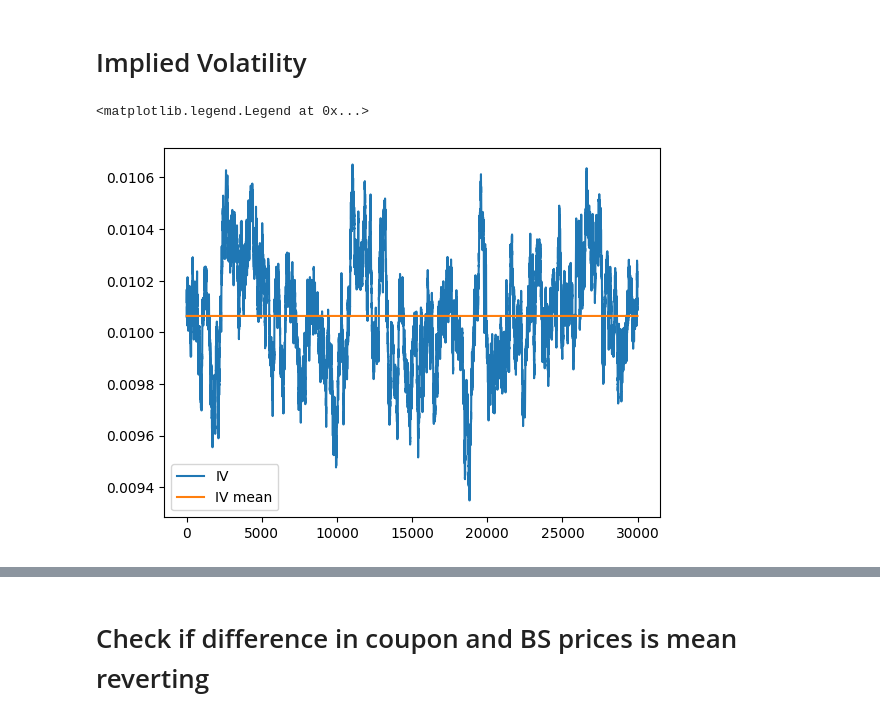
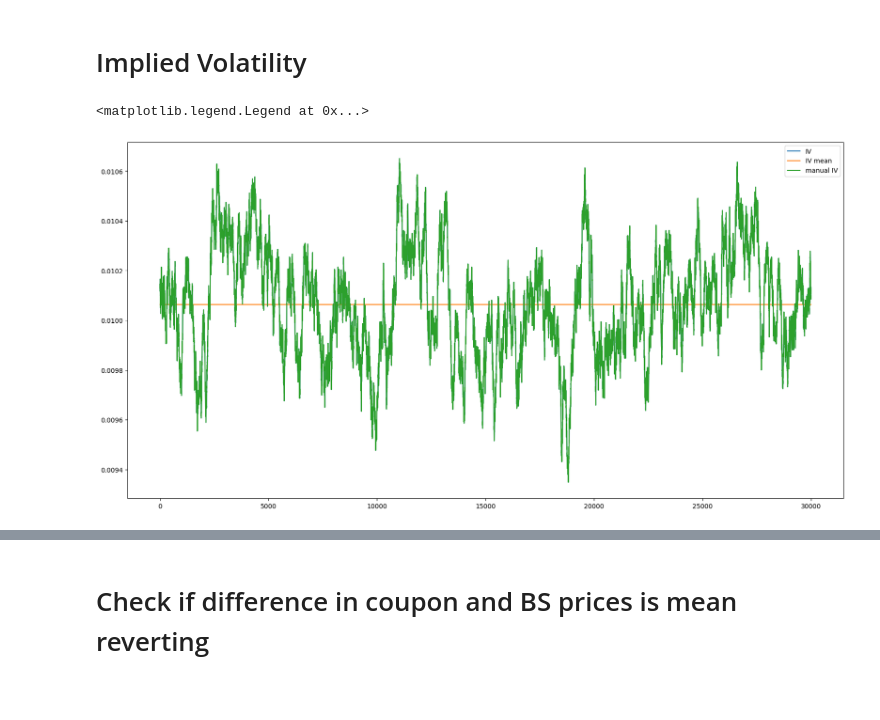
Before and after one commit to simonswe/prosperity2_traderbots, a Jupyter notebook: round4/ez_data_exploration.ipynb, the cells around one changed output, grey strips where cells are left out. Cells and saved outputs as stored; diff of their text form; code cells hidden in the pictures; blank space fills up the shorter version.

Commit message:
manual newtons method

```diff
--- a/round4/ez_data_exploration.ipynb
+++ b/round4/ez_data_exploration.ipynb
@@ -314,21 +314,45 @@ plt.legend()
 from scipy.stats import norm
 from scipy.optimize import newton
 
-def black_scholes_price(S, K, t, r, sigma, option_type='call'):
+def black_scholes_price(S, K, t, r, sigma):
     d1 = (np.log(S / K) + (r + 0.5 * sigma**2) * t) / (sigma * np.sqrt(t))
     d2 = d1 - sigma * np.sqrt(t)
-    if option_type == 'call':
-        price = S * norm.cdf(d1) - K * np.exp(-r * t) * norm.cdf(d2)
-    else:
-        price = K * np.exp(-r * t) * norm.cdf(-d2) - S * norm.cdf(-d1)
+    price = S * norm.cdf(d1) - K * np.exp(-r * t) * norm.cdf(d2)
     return price
 
 def implied_volatility(market_price, S, K, t, r, initial_guess=0.2):
     objective_function = lambda sigma: black_scholes_price(S, K, t, r, sigma) - market_price
     return newton(objective_function, initial_guess)
+# %%
+# manual newtons method
+import numpy as np
+
+def f(x):
+    return x**2 - 3  # Example function
+
+def numerical_derivative(f, x, h=1e-5):
+    return (f(x + h) - f(x - h)) / (2 * h)
+
+def newtons_method(f, x0=0.02, epsilon=1e-7, max_iter=100, h=1e-5):
+    x = x0
+    for i in range(max_iter):
+        fx = f(x)
+        if abs(fx) < epsilon:
+            return x
+        dfx = numerical_derivative(f, x, h)
+        if dfx == 0:
+            raise ValueError("Derivative zero. No solution found.")
+        x -= fx / dfx
+    raise ValueError("Maximum iterations reached. No solution found.")
+
+# Example usage
+root = newtons_method(f)
 # %%
 # get implied volatility of the options
 IV = [implied_volatility(c, coco, 10000, 250, 0) for c, coco in zip(coupon, coconut)]
+# %%
+# manual iv
+man_iv = [newtons_method(lambda sigma: black_scholes_price(coco, 10000, 250, 0, sigma) - c) for c, coco in zip(coupon, coconut)]
 # %%
 IV = np.array(IV)
 iv_means = np.mean(IV) * np.ones(size)
@@ -335,7 +365,10 @@ iv_means = np.mean(IV) * np.ones(size)
 # %%
+plt.figure(figsize=(20, 10))
 plt.plot(times, IV, label='IV')
 plt.plot(times, iv_means, label='IV mean')
+plt.plot(times, man_iv, label='manual IV')
+# plt.plot(times, actual_volatility, label='actual volatility')
 plt.legend()
 # %% [output]
 <matplotlib.legend.Legend at 0x...>
-[figure, old version]
+[figure, new version]
```
Also changed, not shown: parts of 2 cells of this notebook.
